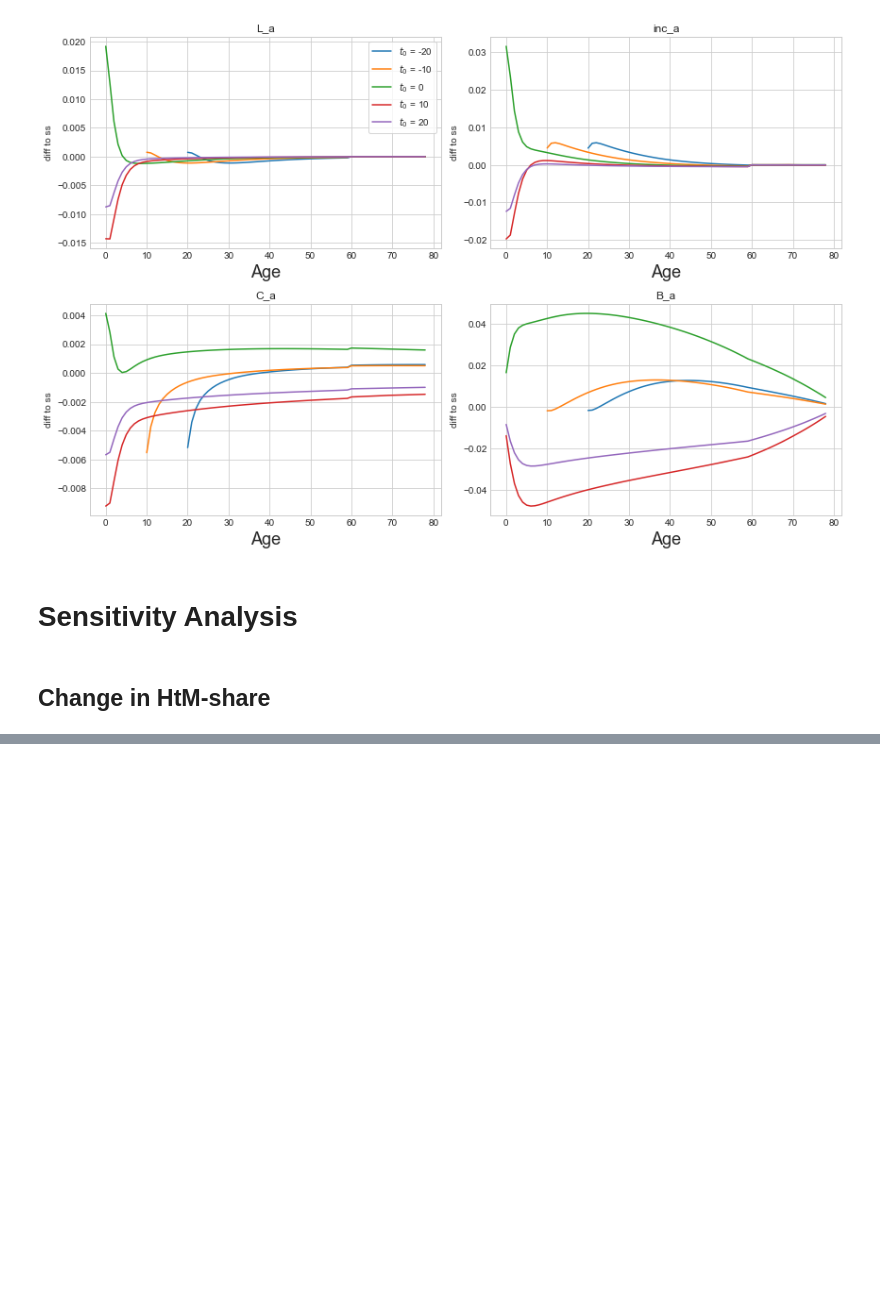
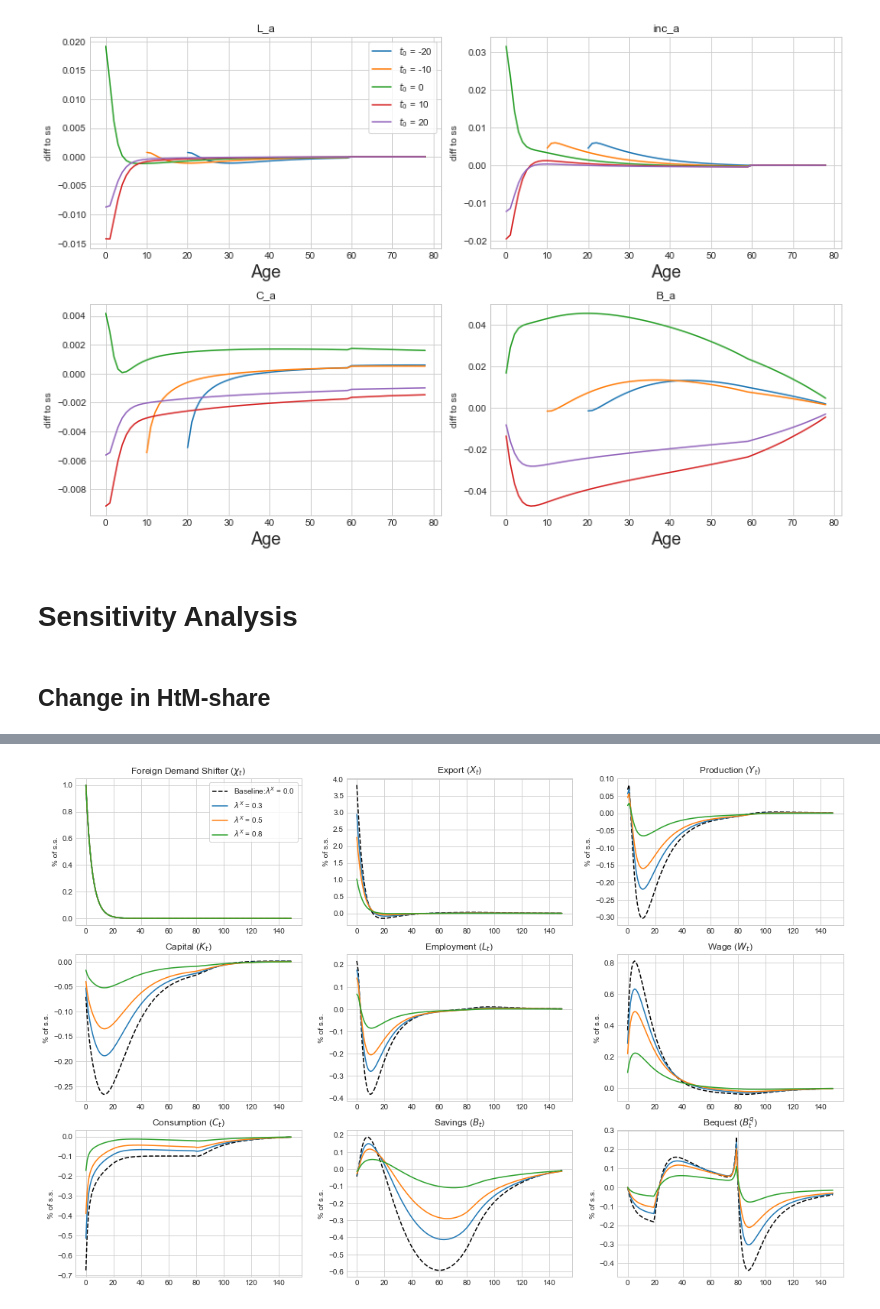
Before and after one commit to HansChristianPOLIT/MiniMAKRO, a Jupyter notebook: ExportShock.ipynb, the cells around one changed output, grey strips where cells are left out. Drawn from its saved outputs; the diff is of its cells as text; code cells hidden in the pictures; blank space fills up the shorter version.

```diff
--- a/ExportShock.ipynb
+++ b/ExportShock.ipynb
@@ -278,0 +289,16 @@ ax.set_title('Bequest ($B^{q}_{t}$)');
+# %%
+Models = [model, model1, model2, model3] #Create list of the models
+Lambdas_X = [0.0, 0.3, 0.5, 0.8] #Create list of Lambda values, 0.8 er jf. MAKRO documentation med Export
+
+for i in range(len(Models)):
+    Models[i].par.lambda_X = Lambdas_X[i]
+    Models[i].find_ss()
+    Models[i].calc_jac()
+    Gshock = 50
+    shock_chi = 0.01*Models[i].ss.chi
+    persistence_chi = 0.8**np.arange(Tshock)
+    Models[i].sol.chi[:Tshock] = Models[i].ss.chi + shock_chi*persistence_chi
+    shock_p_f = 0.03*ss.P_F
+    persistence_p_f = 0.80**np.arange(Tshock)
+    Models[i].sol.P_F[:Tshock] = ss.P_F + shock_p_f*persistence_p_f
+    Models[i].find_IRF()
@@ -278,0 +323,79 @@ ax.set_title('Bequest ($B^{q}_{t}$)');
+# %%
+T_IRF = 150
+
+fig = plt.figure(figsize=(3*6,3*6/1.5))
+
+ax = fig.add_subplot(3,3,1)
+ax.plot((Models[0].sol.chi[:T_IRF]/Models[0].ss.chi-1)*100,label=f'Baseline:$\lambda^X$ = {Models[0].par.lambda_X}', color = 'k', linestyle = '--')
+ax.plot((Models[1].sol.chi[:T_IRF]/Models[1].ss.chi-1)*100,label=f'$\lambda^X$ = {Models[1].par.lambda_X}')
+ax.plot((Models[2].sol.chi[:T_IRF]/Models[2].ss.chi-1)*100,label=f'$\lambda^X$ = {Models[2].par.lambda_X}')
+ax.plot((Models[3].sol.chi[:T_IRF]/Models[3].ss.chi-1)*100,label=f'$\lambda^X$ = {Models[3].par.lambda_X}')
+ax.set_ylabel('% of s.s.')
+ax.set_title('Foreign Demand Shifter ($\chi_t$)')
+ax.legend(frameon=True)
+
+ax = fig.add_subplot(3,3,2)
+ax.plot((Models[0].sol.X[:T_IRF]/Models[0].ss.X-1)*100,label=f'Baseline:$\lambda$ = {Models[0].par.lambda_X}', color = 'k', linestyle = '--')
+ax.plot((Models[1].sol.X[:T_IRF]/Models[1].ss.X-1)*100,label=f'$\lambda$ = {Models[1].par.lambda_X}')
+ax.plot((Models[2].sol.X[:T_IRF]/Models[2].ss.X-1)*100,label=f'$\lambda$ = {Models[2].par.lambda_X}')
+ax.plot((Models[3].sol.X[:T_IRF]/Models[3].ss.X-1)*100,label=f'$\lambda$ = {Models[3].par.lambda_X}')
+ax.set_ylabel('% of s.s.')
+ax.set_title('Export ($X_t$)')
+
+ax = fig.add_subplot(3,3,3)
+ax.plot((Models[0].sol.Y[:T_IRF]/Models[0].ss.Y-1)*100,label=f'Baseline:$\lambda$ = {Models[0].par.lambda_X}', color = 'k', linestyle = '--')
+ax.plot((Models[1].sol.Y[:T_IRF]/Models[1].ss.Y-1)*100,label=f'$\lambda$ = {Models[1].par.lambda_X}')
+ax.plot((Models[2].sol.Y[:T_IRF]/Models[2].ss.Y-1)*100,label=f'$\lambda$ = {Models[2].par.lambda_X}')
+ax.plot((Models[3].sol.Y[:T_IRF]/Models[3].ss.Y-1)*100,label=f'$\lambda$ = {Models[3].par.lambda_X}')
+ax.set_ylabel('% of s.s.')
+ax.set_title('Production ($Y_t$)')
+
+ax = fig.add_subplot(3,3,4)
+ax.plot((Models[0].sol.K[:T_IRF]/Models[0].ss.K-1)*100,label=f'Baseline:$\lambda$ = {Models[0].par.lambda_X}', color = 'k', linestyle = '--')
+ax.plot((Models[1].sol.K[:T_IRF]/Models[1].ss.K-1)*100,label=f'$\lambda$ = {Models[1].par.lambda_X}')
+ax.plot((Models[2].sol.K[:T_IRF]/Models[2].ss.K-1)*100,label=f'$\lambda$ = {Models[2].par.lambda_X}')
+ax.plot((Models[3].sol.K[:T_IRF]/Models[3].ss.K-1)*100,label=f'$\lambda$ = {Models[3].par.lambda_X}')
+ax.set_ylabel('% of s.s.')
+ax.set_title('Capital ($K_t$)')
+
+ax = fig.add_subplot(3,3,5)
+ax.plot((Models[0].sol.L[:T_IRF]/Models[0].ss.L-1)*100,label=f'Baseline:$\lambda$ = {Models[0].par.lambda_X}', color = 'k', linestyle = '--')
+ax.plot((Models[1].sol.L[:T_IRF]/Models[1].ss.L-1)*100,label=f'$\lambda$ = {Models[1].par.lambda_X}')
+ax.plot((Models[2].sol.L[:T_IRF]/Models[2].ss.L-1)*100,label=f'$\lambda$ = {Models[2].par.lambda_X}')
+ax.plot((Models[3].sol.L[:T_IRF]/Models[3].ss.L-1)*100,label=f'$\lambda$ = {Models[3].par.lambda_X}')
+ax.set_ylabel('% of s.s.')
+ax.set_title('Employment ($L_t$)')
+
+ax = fig.add_subplot(3,3,6)
+ax.plot((Models[0].sol.W[:T_IRF]/Models[0].ss.W-1)*100,label=f'Baseline:$\lambda$ = {Models[0].par.lambda_X}', color = 'k', linestyle = '--')
+ax.plot((Models[1].sol.W[:T_IRF]/Models[1].ss.W-1)*100,label=f'$\lambda$ = {Models[1].par.lambda_X}')
+ax.plot((Models[2].sol.W[:T_IRF]/Models[2].ss.W-1)*100,label=f'$\lambda$ = {Models[2].par.lambda_X}')
+ax.plot((Models[3].sol.W[:T_IRF]/Models[3].ss.W-1)*100,label=f'$\lambda$ = {Models[3].par.lambda_X}')
+ax.set_ylabel('% of s.s.')
+ax.set_title('Wage ($W_{t}$)')
+
+ax = fig.add_subplot(3,3,7)
+ax.plot((Models[0].sol.C[:T_IRF]/Models[0].ss.C-1)*100,label=f'Baseline:$\lambda$ = {Models[0].par.lambda_X}', color = 'k', linestyle = '--')
+ax.plot((Models[1].sol.C[:T_IRF]/Models[1].ss.C-1)*100,label=f'$\lambda$ = {Models[1].par.lambda_X}')
+ax.plot((Models[2].sol.C[:T_IRF]/Models[2].ss.C-1)*100,label=f'$\lambda$ = {Models[2].par.lambda_X}')
+ax.plot((Models[3].sol.C[:T_IRF]/Models[3].ss.C-1)*100,label=f'$\lambda$ = {Models[3].par.lambda_X}')
+ax.set_ylabel('% of s.s.')
+ax.set_title('Consumption ($C_{t}$)')
+
+ax = fig.add_subplot(3,3,8)
+ax.plot((Models[0].sol.B[:T_IRF]/Models[0].ss.B-1)*100,label=f'Baseline:$\lambda$ = {Models[0].par.lambda_X}', color = 'k', linestyle = '--')
+ax.plot((Models[1].sol.B[:T_IRF]/Models[1].ss.B-1)*100,label=f'$\lambda$ = {Models[1].par.lambda_X}')
+ax.plot((Models[2].sol.B[:T_IRF]/Models[2].ss.B-1)*100,label=f'$\lambda$ = {Models[2].par.lambda_X}')
+ax.plot((Models[3].sol.B[:T_IRF]/Models[3].ss.B-1)*100,label=f'$\lambda$ = {Models[3].par.lambda_X}')
+ax.set_ylabel('% of s.s.')
+ax.set_title('Savings ($B_{t}$)')
+
+ax = fig.add_subplot(3,3,9)
+ax.plot((Models[0].sol.Bq[:T_IRF]/Models[0].ss.Bq-1)*100,label=f'Baseline:$\lambda$ = {Models[0].par.lambda_X}', color = 'k', linestyle = '--')
+ax.plot((Models[1].sol.Bq[:T_IRF]/Models[1].ss.Bq-1)*100,label=f'$\lambda$ = {Models[1].par.lambda_X}')
+ax.plot((Models[2].sol.Bq[:T_IRF]/Models[2].ss.Bq-1)*100,label=f'$\lambda$ = {Models[2].par.lambda_X}')
+ax.plot((Models[3].sol.Bq[:T_IRF]/Models[3].ss.Bq-1)*100,label=f'$\lambda$ = {Models[3].par.lambda_X}')
+ax.set_ylabel('% of s.s.')
+ax.set_title('Bequest ($B^{q}_{t}$)');
+# %% [output]
+[figure, added]
```
Also changed, not shown: parts of 10 cells of this notebook, 1 other file.
